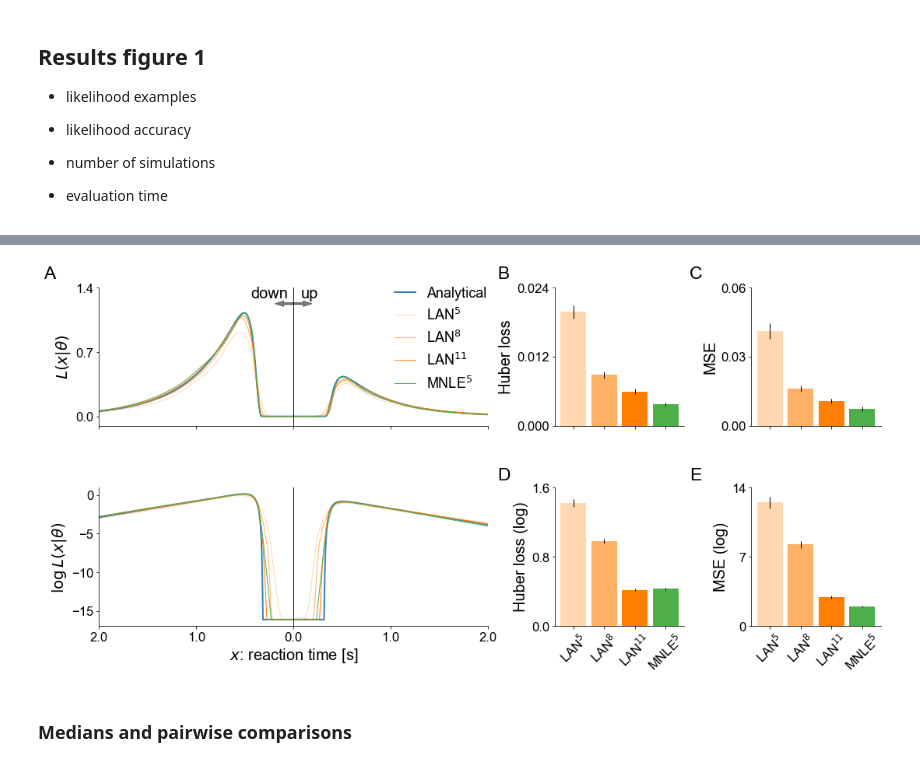
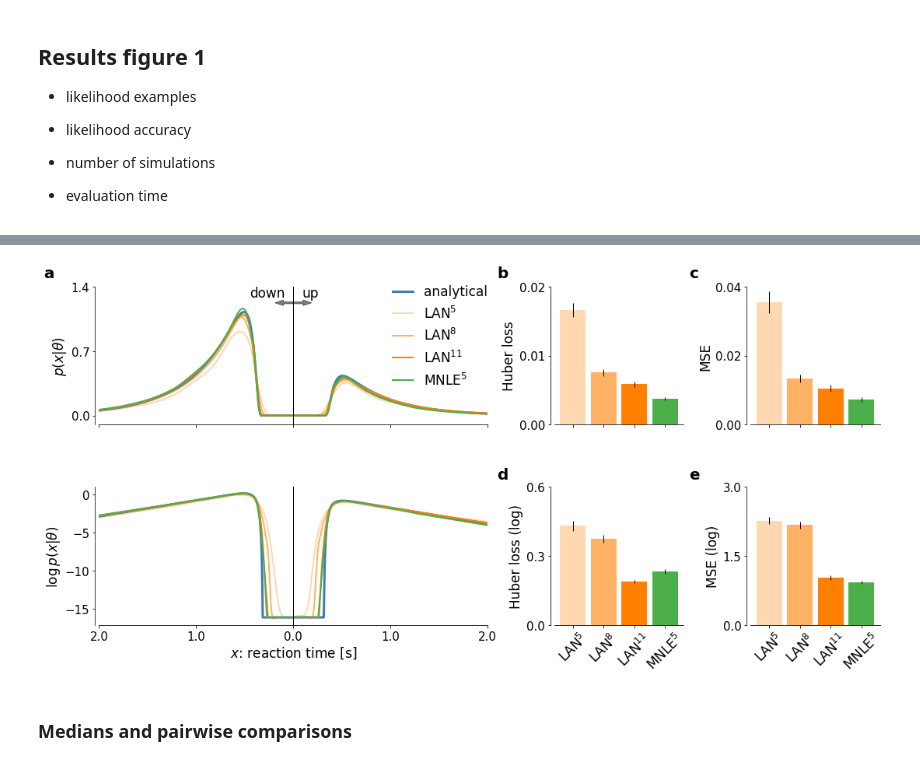
Before and after one commit to mackelab/mnle-for-ddms, a Jupyter notebook: notebooks/Paper-Figure-2-likelihood-comparison.ipynb, the cells around one changed output, grey strips where cells are left out. Drawn from its saved outputs; the diff is of its cells as text; code cells hidden in the pictures.

```diff
--- a/notebooks/Paper-Figure-2-likelihood-comparison.ipynb
+++ b/notebooks/Paper-Figure-2-likelihood-comparison.ipynb
@@ -264,6 +221,8 @@ path_to_mnle = model_paths[5]
 
 with open(path_to_mnle, "rb") as fh:
         mnle, *_ = pickle.load(fh).values()
+# %%
+dev = torch.device("cuda") if torch.cuda.is_available() else torch.device("cpu")
 # %%
 # construct rts and choices for mnle in [-test_tmax, test_tmax]
 
@@ -318,10 +265,13 @@ During inference the observation is usually fixed and one evaluates the likeliho
 num_observations = 100
 num_thetas_per_observation = 1000
 
-errors_mnle = score_mnle(path_to_mnle, num_observations, num_thetas_per_observation)
-errors_lan_5 = score_lan(lan_path_5,  num_observations, num_thetas_per_observation, transform=False)
-errors_lan_8 = score_lan(lan_path_8,  num_observations, num_thetas_per_observation, transform=False)
-errors_lan_11 = score_lan(lan_path_11, num_observations, num_thetas_per_observation)
+# Take average error over 10 NN inits for MNLE.
+errors_mnle = torch.tensor(np.array([score_mnle(i_path,
+                                                num_observations,
+                                                num_thetas_per_observation) for i_path in mnle_model_paths])).mean(0)
+errors_lan_5 = score_lan(lan_path_5,  num_observations, num_thetas_per_observation, apply_transform=False)
+errors_lan_8 = score_lan(lan_path_8,  num_observations, num_thetas_per_observation, apply_transform=False)
+errors_lan_11 = score_lan(lan_path_11, num_observations, num_thetas_per_observation, apply_transform=True)
 # %% [output]
 tanh
 linear
@@ -333,6 +291,6 @@ linear
 # %%
 import pandas as pd
-labels = ["Analytical",
+labels = ["analytical",
           r"LAN$^5$",
           r"LAN$^8$",
           r"LAN$^{11}$",
@@ -343,3 +301,5 @@ df_huber_log = pd.DataFrame(data=np.hstack((errors_lan_5[:, :1], errors_lan_8[:,
 df_mse_log = pd.DataFrame(data=np.hstack((errors_lan_5[:, 2:3], errors_lan_8[:, 2:3], errors_lan_11[:, 2:3], errors_mnle[:, 2:3])), columns=labels[1:])
 df_huber = pd.DataFrame(data=np.hstack((errors_lan_5[:, 1:2], errors_lan_8[:, 1:2], errors_lan_11[:, 1:2], errors_mnle[:, 1:2])), columns=labels[1:])
 df_mse = pd.DataFrame(data=np.hstack((errors_lan_5[:, 3:4], errors_lan_8[:, 3:4], errors_lan_11[:, 3:4], errors_mnle[:, 3:4])), columns=labels[1:])
+
+df_huber_log.values.mean(0)
@@ -366,7 +328,7 @@ for ii in range(reps):
             cs = torch.ones_like(rts)
             cs[xs[:nt] < 0] = -1
             tic = time.time()
-            get_lan_likelihood_batch_of_trials(thetas[:nc], rts, cs, lan_11)
+            lan_likelihood_on_batch(xs[:nt], thetas[:nc], lan_11, transform, device=dev)
             lan_rts[jj, kk, ii] = time.time() - tic
 
             # NLE timing
@@ -525,4 +363,5 @@ plt.tight_layout()
 # %%
+plt.style.use('plotting_settings.mplstyle')
 fig, ax = plt.subplots(2, 3, sharex="col", figsize=(18, 8),
                        gridspec_kw=dict(wspace=0.31, hspace=0.45, width_ratios=[0.6, .2, .2]))
 
@@ -533,16 +372,18 @@ xticks = np.arange(-2, 2.1, 1)
 alphas = [1, 0.3, 0.6, 1, 1]
 plot_colors = [colors[0], colors[1], colors[1], colors[1], colors[2]]
 rotation = 45
+y_axis_setoff = -0.01
 mpl.rcParams["lines.linewidth"] = 1.
+lw = 2
 
 
 plt.sca(ax[0, 0])
-plt.plot(test_rts, lps_true.exp(), label="Analytical L", c=colors[0], lw=2);
-plt.plot(test_rts, lps_lan_5.exp(), label=labels[1], ls="-", c=colors[1], alpha=alphas[1]);
-plt.plot(test_rts, lps_lan_8.exp(), label=labels[2], ls="-", c=colors[1], alpha=alphas[2]);
-plt.plot(test_rts, lps_lan_11.exp(), label=labels[3], ls="-", c=colors[1], alpha=alphas[3]);
-plt.plot(test_rts, lps_mnle.exp(), label="MNLE", ls="-", c=colors[2]);
-plt.ylabel(r"$L(x | \theta)$");
+plt.plot(test_rts, lps_true.exp(), label="Analytical L", c=colors[0], lw=lw+1);
+plt.plot(test_rts, lps_lan_5.exp(), label=labels[1], ls="-", c=colors[1], alpha=alphas[1], lw=lw)
+plt.plot(test_rts, lps_lan_8.exp(), label=labels[2], ls="-", c=colors[1], alpha=alphas[2], lw=lw)
+plt.plot(test_rts, lps_lan_11.exp(), label=labels[3], ls="-", c=colors[1], alpha=alphas[3], lw=lw)
+plt.plot(test_rts, lps_mnle.exp(), label="MNLE", ls="-", c=colors[2], lw=lw);
+plt.ylabel(r"$p(x | \theta)$");
 plt.legend(labels, loc=1, handlelength=1.5, bbox_to_anchor=(1.03, 1.1))
 plt.xticks(xticks, [])
 plt.yticks(np.linspace(0, 1.4, 3))
@@ -551,26 +392,29 @@ plt.xlim(-2, 2)
 plt.axvline(0, color="k", lw=1)
 y = max(lps_true.exp())+.1
 plt.arrow(0, y, 0.1, 0., width=0.02, color="k", alpha=0.5)
-plt.text(0.08, 1.05 * y, s="up")
+plt.text(0.09, 1.05 * y, s="up")
 plt.arrow(0, y, -0.1, 0., width=0.02, color="k", alpha=0.5)
-plt.text(-.44, 1.05*y, s="down")
+plt.text(-.45, 1.05*y, s="down")
+plt.gca().spines["left"].set_position(("axes", y_axis_setoff))
 # plt.yticks(np.linspace(0, 4, 5), np.linspace(0, 4, 5))
 # plt.suptitle(fr"v={theta_o[0, 0]:.2f}, a={theta_o[0, 1]:.2f}, w={theta_o[0, 2]:.2f}, $\tau$={theta_o[0, 3]:.2f}");
 
 plt.sca(ax[1, 0])
-plt.plot(test_rts, lps_true, c=colors[0], lw=2)
+plt.plot(test_rts, lps_true, c=colors[0], lw=lw+1)
 # plt.plot(test_rts, lps_lanana)
-plt.plot(test_rts, lps_lan_5, ls="-", c=colors[1], alpha=alphas[1])
-plt.plot(test_rts, lps_lan_8, ls="-", c=colors[1], alpha=alphas[2])
-plt.plot(test_rts, lps_lan_11, ls="-", c=colors[1], alpha=alphas[3])
-plt.plot(test_rts, lps_mnle, ls="-", c=colors[2])
+plt.plot(test_rts, lps_lan_5, ls="-", c=colors[1], alpha=alphas[1], lw=lw)
+plt.plot(test_rts, lps_lan_8, ls="-", c=colors[1], alpha=alphas[2], lw=lw)
+plt.plot(test_rts, lps_lan_11, ls="-", c=colors[1], alpha=alphas[3], lw=lw)
+plt.plot(test_rts, lps_mnle, ls="-", c=colors[2], lw=lw)
 # plt.legend(labels)
 plt.xlabel("$x$: reaction time [s]")
-plt.ylabel(r"$\log L(x | \theta)$");
+plt.ylabel(r"$\log p(x | \theta)$");
 plt.xticks(xticks, abs(xticks))
 plt.xlim(-2, 2)
 plt.axvline(0, color="k", lw=1)
+plt.gca().spines["left"].set_position(("axes", y_axis_setoff))
 
+y_axis_setoff = -0.03
 plt.sca(ax[0, 1])
 box_widths = [0.5] * 4
 pos = []
@@ -580,48 +424,52 @@ for ii in range(4):
     pos.append(ii*pos_scale)
     plot_bar(pos[ii], width, df_huber.values[:, ii], label=labels[ii+1], color=plot_colors[ii+1], alpha=alphas[ii+1])
 plt.xticks(pos, labels[1:], rotation=rotation);
-
 plt.ylabel("Huber loss");
-plt.yticks(np.linspace(0, 0.024, 3));
-plt.ylim(0, 0.024)
+plt.yticks(np.linspace(0, 0.02, 3));
+plt.ylim(0, 0.02)
+plt.gca().spines["left"].set_position(("axes", y_axis_setoff))
 
 plt.sca(ax[0, 2])
 for ii in range(4):
     plot_bar(pos[ii], width, df_mse.values[:, ii], label=labels[ii+1], color=plot_colors[ii+1], alpha=alphas[ii+1])
 plt.xticks(pos, labels[1:], rotation=rotation);
 plt.ylabel(r"MSE");
-plt.yticks(np.linspace(0, .06, 3))
-plt.ylim(0, .06);
+plt.yticks(np.linspace(0, .04, 3))
+plt.ylim(0, .04);
+plt.gca().spines["left"].set_position(("axes", y_axis_setoff))
 
 
 plt.sca(ax[1, 1])
 for ii in range(4):
     plot_bar(pos[ii], width, df_huber_log.values[:, ii], label=labels[ii+1], color=plot_colors[ii+1], alpha=alphas[ii+1])
-plt.xticks(pos, labels[1:], rotation=rotation);
+plt.xticks(pos, labels[1:], rotation=rotation, fontsize=mpl.rcParams["axes.labelsize"]);
 plt.ylabel("Huber loss (log)");
-plt.yticks(np.linspace(0, 1.6, 3));
-plt.ylim(0, 1.6)
+plt.yticks(np.linspace(0, .6, 3));
+plt.ylim(0, .6)
+plt.gca().spines["left"].set_position(("axes", y_axis_setoff))
 
 plt.sca(ax[1, 2])
 for ii in range(4):
     plot_bar(pos[ii], width, df_mse_log.values[:, ii], label=labels[ii+1], color=plot_colors[ii+1], alpha=alphas[ii+1])
-plt.xticks(pos, labels[1:], rotation=rotation);
+plt.xticks(pos, labels[1:], rotation=rotation, fontsize=mpl.rcParams["axes.labelsize"]);
 plt.ylabel(r"MSE (log)");
-plt.yticks(np.linspace(0, 14, 3))
-plt.ylim(0, 14);
+plt.yticks(np.linspace(0, 3, 3))
+plt.ylim(0, 3);
+plt.gca().spines["left"].set_position(("axes", y_axis_setoff))
 
-weight = "regular"
-fontsize = 23
+weight = "bold"
+fontsize = 20
 y1 = 0.9
 x1 = 0.07
 dx = .45
 dx2 = 0.64
 dy = 0.45
-fig.text(x1, y1, "A", fontsize=fontsize, fontweight=weight)
-fig.text(x1 + dx, y1, "B", fontsize=fontsize, fontweight=weight)
-fig.text(x1 + dx2, y1, "C", fontsize=fontsize, fontweight=weight)
-fig.text(x1 + dx, y1 - dy, "D", fontsize=fontsize, fontweight=weight)
-fig.text(x1 + dx2, y1 - dy, "E", fontsize=fontsize, fontweight=weight);
+fig.text(x1, y1, "a", fontsize=fontsize, fontweight=weight)
+fig.text(x1 + dx, y1, "b", fontsize=fontsize, fontweight=weight)
+fig.text(x1 + dx2, y1, "c", fontsize=fontsize, fontweight=weight)
+fig.text(x1 + dx, y1 - dy, "d", fontsize=fontsize, fontweight=weight)
+fig.text(x1 + dx2, y1 - dy, "e", fontsize=fontsize, fontweight=weight);
 plt.tight_layout()
 fig.savefig("figures/Figure2-MNLE-LAN-likelihood-comparison.png", dpi=300, bbox_inches="tight");
+fig.savefig("figures/Figure 2.pdf", dpi=400, bbox_inches="tight");
 # %% [output]
@@ -628,4 +482,4 @@ fig.savefig("figures/Figure2-MNLE-LAN-likelihood-comparison.png", dpi=300, bbox_
-[figure, old version]
+[figure, new version]
 # %% [markdown]
 ### Medians and pairwise comparisons
 # %%
```
Also changed, not shown: parts of 25 cells of this notebook, 6 other files.
